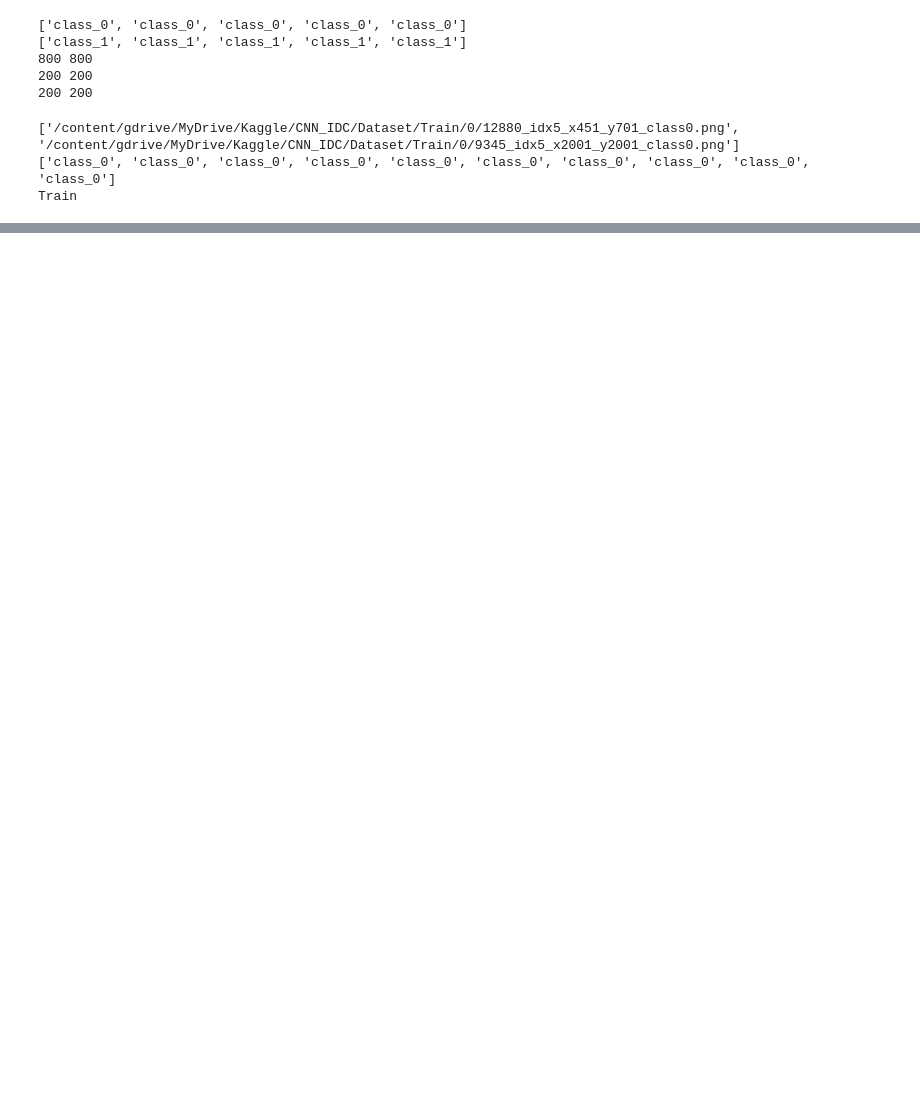
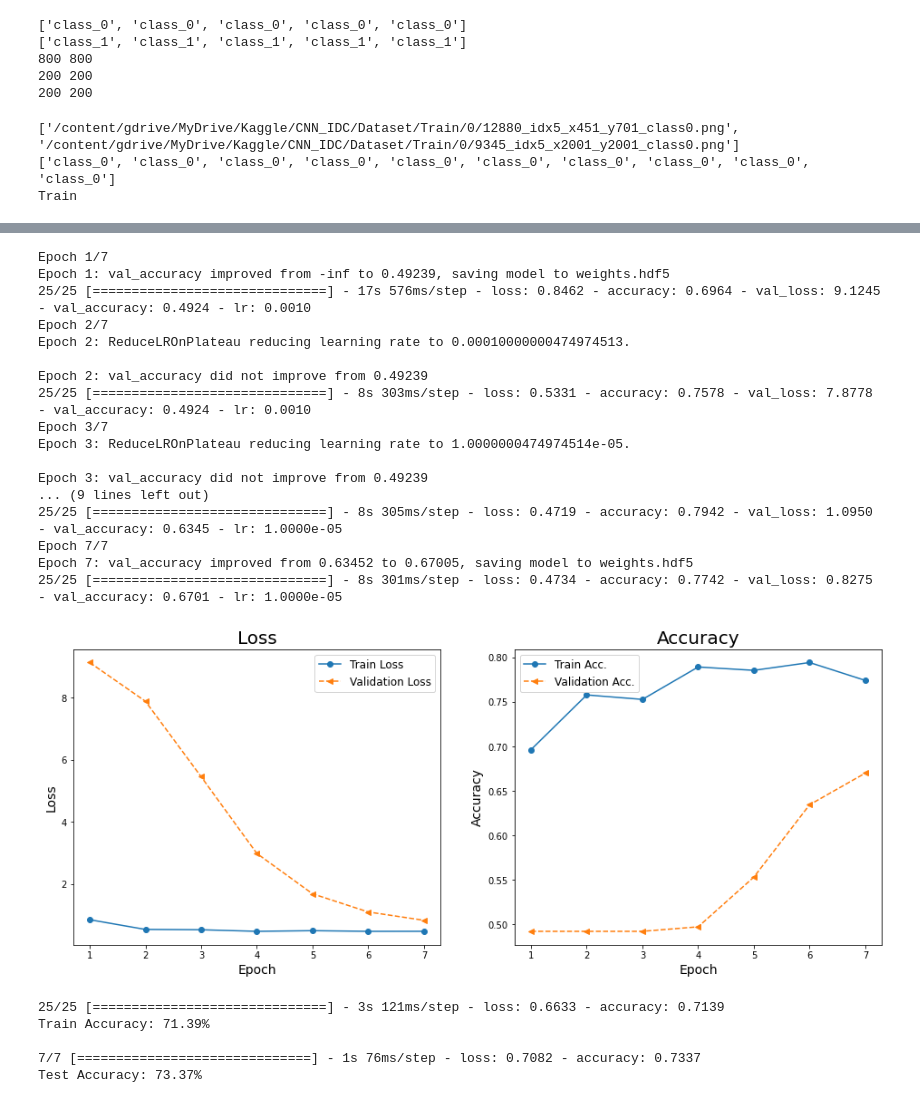
Before and after one commit to heesukjang/W207_AppliedML_Fall2022, a Jupyter notebook: 11_8_ImageAug_CM_CR_ROCcurve_IDC_Prediction_heesuk.ipynb, the cells around one changed output, grey strips where cells are left out. Drawn from its saved outputs; the diff is of its cells as text; code cells hidden in the pictures; blank space fills up the shorter version.

```diff
--- a/11_8_ImageAug_CM_CR_ROCcurve_IDC_Prediction_heesuk.ipynb
+++ b/11_8_ImageAug_CM_CR_ROCcurve_IDC_Prediction_heesuk.ipynb
@@ -535,0 +446,6 @@ plt.close()
+# %%
+img_height = 50
+img_width = 50
+img_channel = 1
+input_shape = (img_height, img_width, img_channel)
+# from tensorflow.keras.layers import RandomFlip, RandomZoom, RandomRotation, Conv2D, MaxPooling2D, AveragePooling2D, Input, Dense, Flatten, Dropout, BatchNormalization
@@ -535,0 +759,70 @@ plt.close()
+# %%
+def model_fit(model, train_data_generator, validation_data_generator, epochs=7):
+  lr_reduce = ReduceLROnPlateau(monitor='val_accuracy', factor=0.1, min_delta=0.0001, patience=1, verbose=1)
+
+  file_path = 'weights.hdf5'    # save the weights and biases
+  checkpoint = ModelCheckpoint(file_path, monitor='val_accuracy', verbose=1, save_best_only=True, mode='max')
+
+  history = model.fit(train_data_generator,
+                  epochs=epochs,
+                  callbacks=[lr_reduce, checkpoint],
+                  validation_data = validation_data_generator)
+  return history
+# %%
+def model_fit_and_plot_loss_acc():
+  history = model_fit(model, train_data_generator, validation_data_generator, epochs=7)
+  hist = history.history
+  x_arr = np.arange(len(hist['loss'])) + 1
+
+  fig = plt.figure(figsize=(16,6))
+  ax = fig.add_subplot(1,2,1)
+  ax.plot(x_arr, hist['loss'], '-o', label='Train Loss')
+  ax.plot(x_arr, hist['val_loss'], '--<', label='Validation Loss')
+  ax.legend(fontsize=12)
+  ax.set_xlabel('Epoch', size=14)
+  ax.set_ylabel('Loss', size=14)
+  ax.set_title('Loss', size=20)
+
+  ax = fig.add_subplot(1,2,2)
+  ax.plot(x_arr, hist['accuracy'], '-o', label='Train Acc.')
+  ax.plot(x_arr, hist['val_accuracy'], '--<', label='Validation Acc.')
+  ax.legend(fontsize=12)
+  ax.set_xlabel('Epoch', size=14)
+  ax.set_ylabel('Accuracy', size=14)
+  ax.set_title('Accuracy', size=20);
+
+model_fit_and_plot_loss_acc()
+# %% [output]
+Epoch 1/7
+Epoch 1: val_accuracy improved from -inf to 0.49239, saving model to weights.hdf5
+25/25 [==============================] - 17s 576ms/step - loss: 0.8462 - accuracy: 0.6964 - val_loss: 9.1245 - val_accuracy: 0.4924 - lr: 0.0010
+Epoch 2/7
+Epoch 2: ReduceLROnPlateau reducing learning rate to 0.00010000000474974513.
+
+Epoch 2: val_accuracy did not improve from 0.49239
+25/25 [==============================] - 8s 303ms/step - loss: 0.5331 - accuracy: 0.7578 - val_loss: 7.8778 - val_accuracy: 0.4924 - lr: 0.0010
+Epoch 3/7
+Epoch 3: ReduceLROnPlateau reducing learning rate to 1.0000000474974514e-05.
+
+Epoch 3: val_accuracy did not improve from 0.49239
+... (9 lines left out)
+25/25 [==============================] - 8s 305ms/step - loss: 0.4719 - accuracy: 0.7942 - val_loss: 1.0950 - val_accuracy: 0.6345 - lr: 1.0000e-05
+Epoch 7/7
+Epoch 7: val_accuracy improved from 0.63452 to 0.67005, saving model to weights.hdf5
+25/25 [==============================] - 8s 301ms/step - loss: 0.4734 - accuracy: 0.7742 - val_loss: 0.8275 - val_accuracy: 0.6701 - lr: 1.0000e-05
+[figure, added]
+# %%
+def model_evaluate(model, train_data_generator, test_data_generator):
+  eval_train = model.evaluate(train_data_generator)
+  print(f'Train Accuracy: {eval_train[1]*100:.2f}%')
+  print()
+  eval_test = model.evaluate(test_data_generator)
+  print(f'Test Accuracy: {eval_test[1]*100:.2f}%\n')
+
+model_evaluate(model, train_data_generator, test_data_generator)
+# %% [output]
+25/25 [==============================] - 3s 121ms/step - loss: 0.6633 - accuracy: 0.7139
+Train Accuracy: 71.39%
+
+7/7 [==============================] - 1s 76ms/step - loss: 0.7082 - accuracy: 0.7337
+Test Accuracy: 73.37%
```
Also changed, not shown: parts of 47 cells of this notebook.
